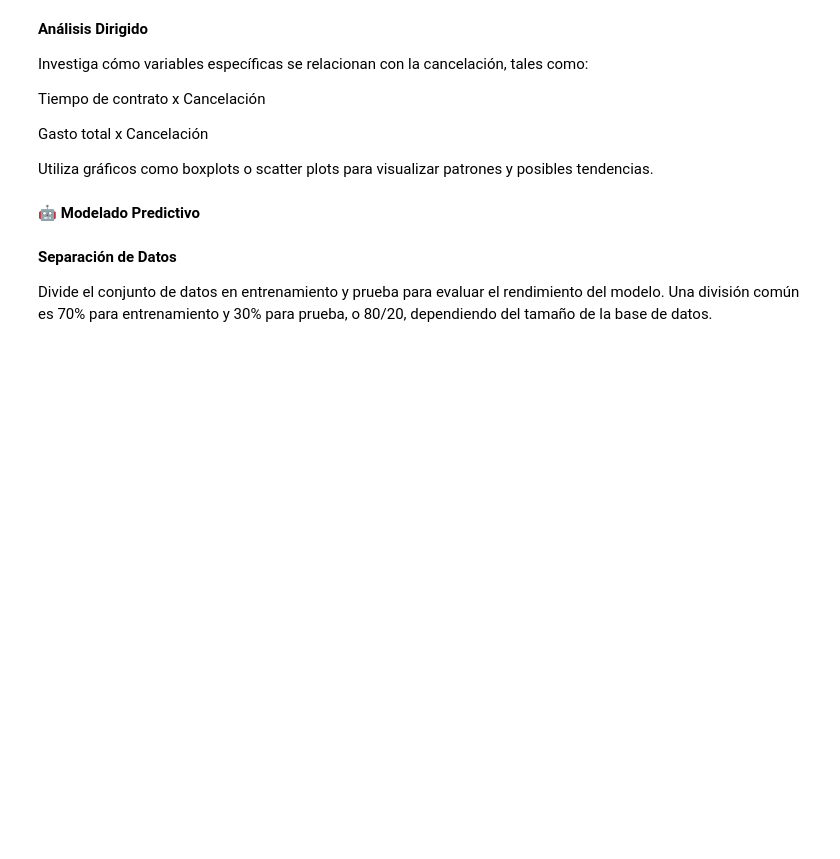
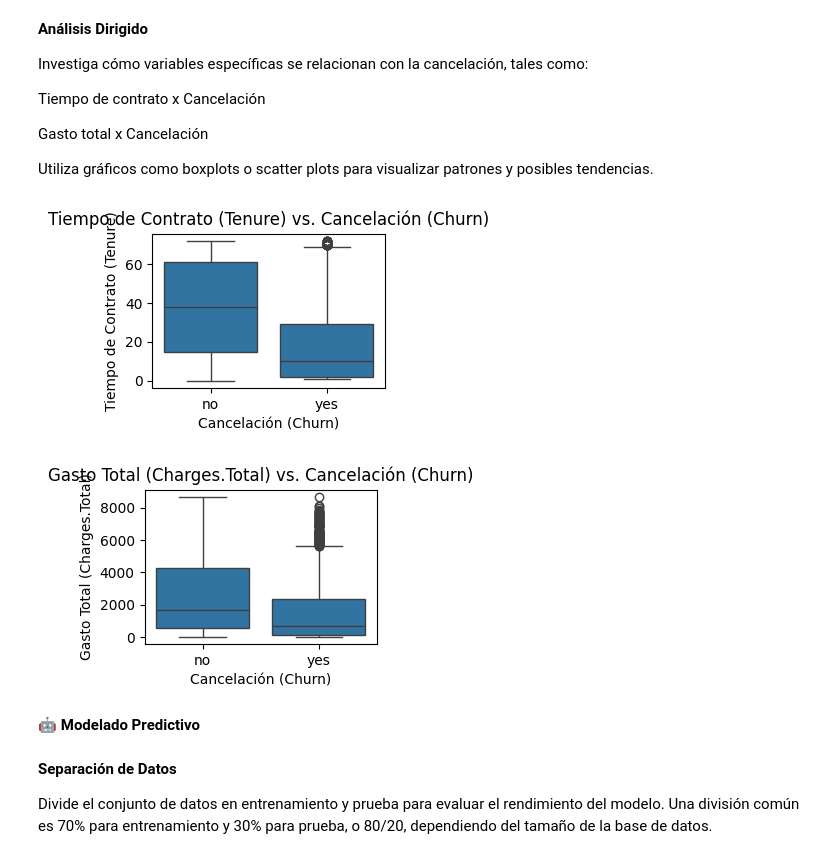
Before and after one commit to ggutierrezf/ALURA-CHALLENGE-03, a Jupyter notebook: Te_damos_la_bienvenida_a_Colaboratory.ipynb, the cells around one changed output. Cells and saved outputs as stored; diff of their text form; code cells hidden in the pictures; blank space fills up the shorter version.

```diff
--- a/Te_damos_la_bienvenida_a_Colaboratory.ipynb
+++ b/Te_damos_la_bienvenida_a_Colaboratory.ipynb
@@ -288,6 +288,28 @@ Investiga cómo variables específicas se relacionan con la cancelación, tales
   Gasto total x Cancelación
 
 Utiliza gráficos como boxplots o scatter plots para visualizar patrones y posibles tendencias.
+# %%
+import seaborn as sns
+import matplotlib.pyplot as plt
+
+# Visualize the relationship between 'tenure' and 'Churn' using a boxplot
+plt.figure(figsize=(3, 2))
+sns.boxplot(x='Churn', y='tenure', data=df_telecom)
+plt.title('Tiempo de Contrato (Tenure) vs. Cancelación (Churn)')
+plt.xlabel('Cancelación (Churn)')
+plt.ylabel('Tiempo de Contrato (Tenure)')
+plt.show()
+
+# Visualize the relationship between 'Charges.Total' and 'Churn' using a boxplot
+plt.figure(figsize=(3, 2))
+sns.boxplot(x='Churn', y='Charges.Total', data=df_telecom)
+plt.title('Gasto Total (Charges.Total) vs. Cancelación (Churn)')
+plt.xlabel('Cancelación (Churn)')
+plt.ylabel('Gasto Total (Charges.Total)')
+plt.show()
+# %% [output]
+[figure, added]
+[figure, added]
 # %% [markdown]
 **🤖 Modelado Predictivo**
 # %% [markdown]
```
Also changed, not shown: parts of 10 cells of this notebook.
